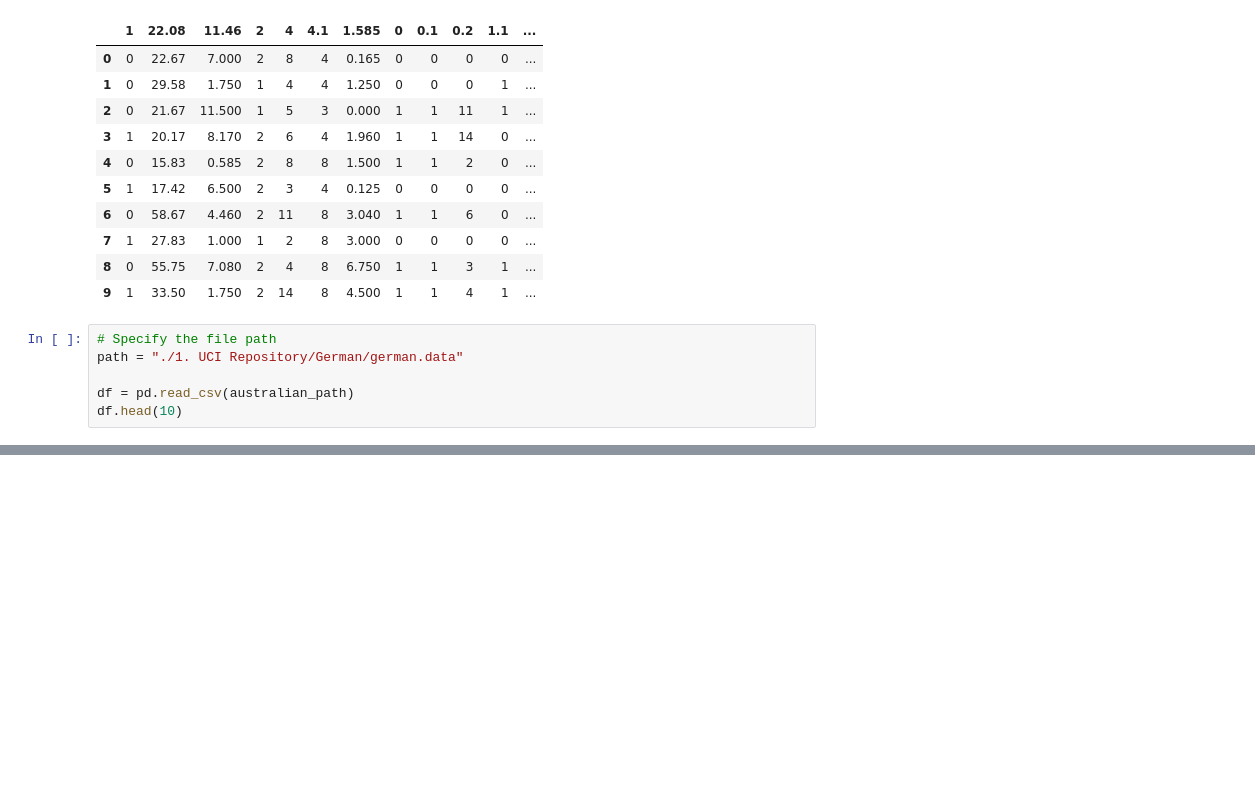
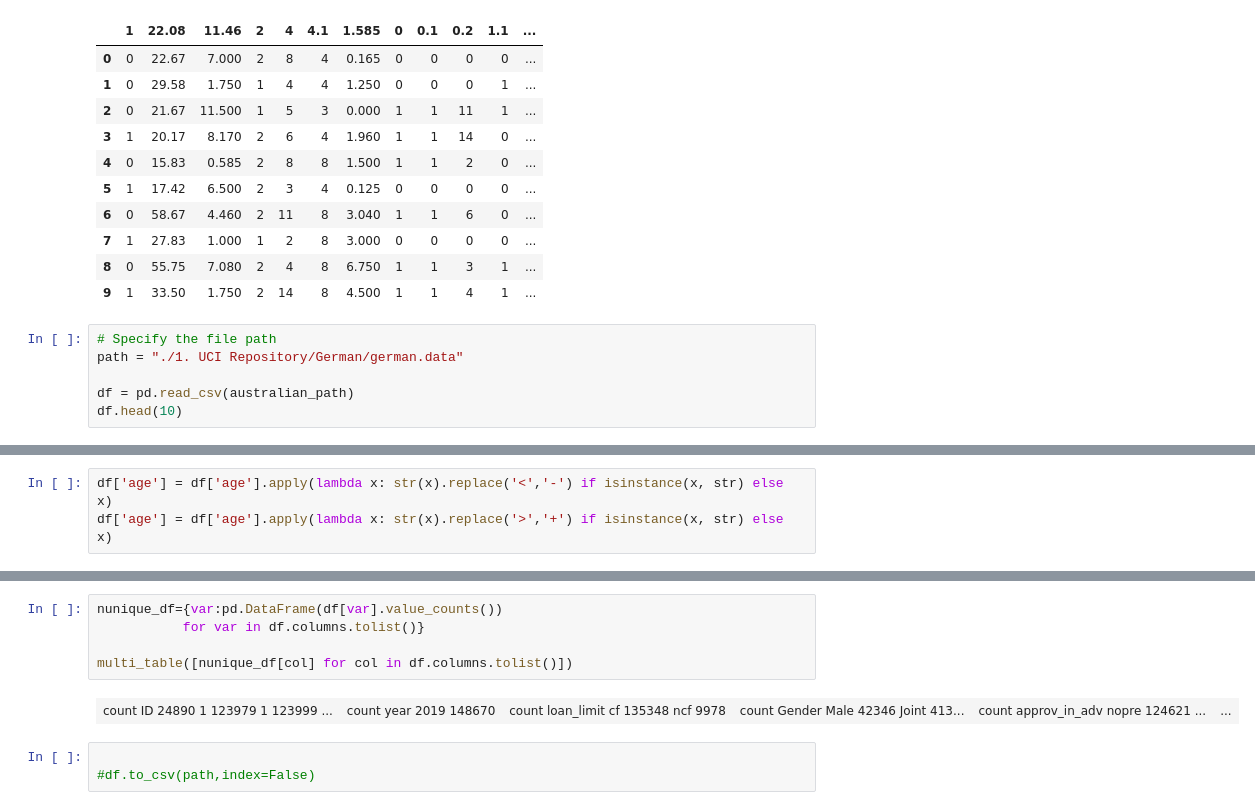
Before and after one commit to VictorNico/multilayer-graph-feature-extraction, a Jupyter notebook: scripting/dataset_transformer.ipynb, the cells around one changed output, grey strips where cells are left out. Saved outputs shown, nothing was run; the diff lists cells and outputs as text; blank space fills up the shorter version.

```diff
--- a/scripting/dataset_transformer.ipynb
+++ b/scripting/dataset_transformer.ipynb
@@ -166,0 +260,3 @@ df.head(10)
+# %%
+df['age'] = df['age'].apply(lambda x: str(x).replace('<','-') if isinstance(x, str) else x)
+df['age'] = df['age'].apply(lambda x: str(x).replace('>','+') if isinstance(x, str) else x)
@@ -166,0 +293,10 @@ df.head(10)
+# %%
+nunique_df={var:pd.DataFrame(df[var].value_counts())
+           for var in df.columns.tolist()}
+
+multi_table([nunique_df[col] for col in df.columns.tolist()])
+# %% [output]
+| count ID 24890 1 123979 1 123999 ... | count year 2019 148670 | count loan_limit cf 135348 ncf 9978 | count Gender Male 42346 Joint 413... | count approv_in_adv nopre 124621 ... | ... |
+# %%
+
+#df.to_csv(path,index=False)
```
Also changed, not shown: parts of 11 cells of this notebook, 5 other files.
